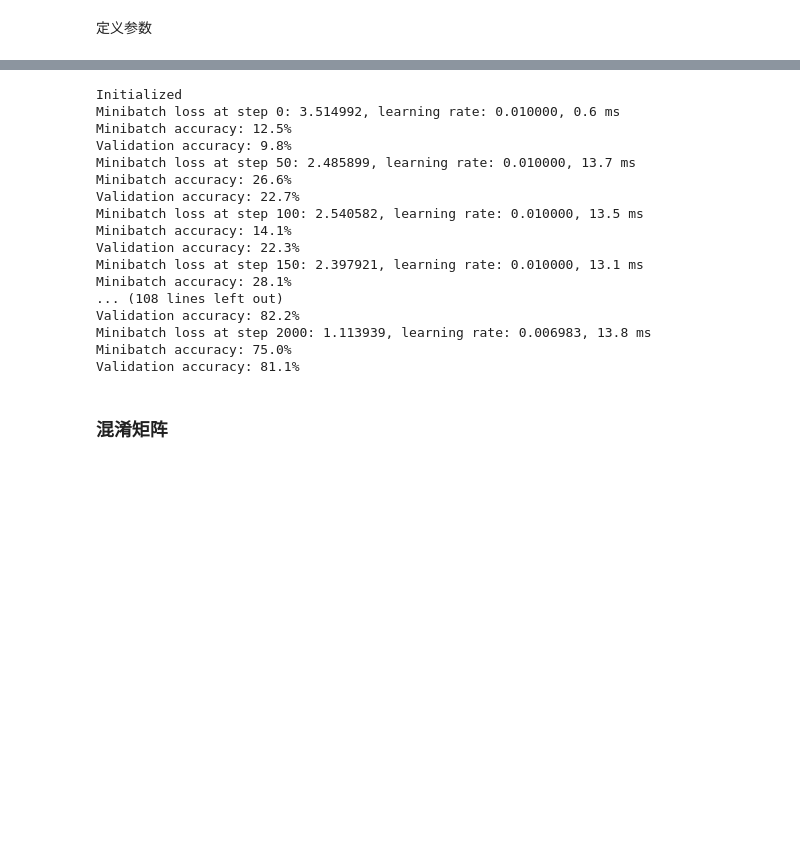
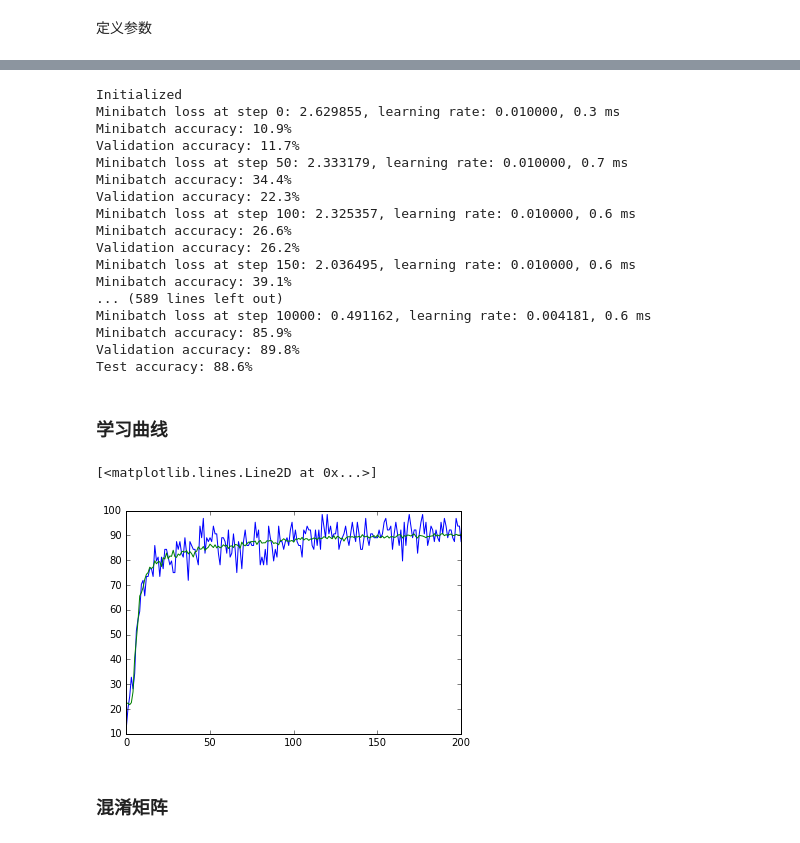
Before and after one commit to mee1o/dr, a Jupyter notebook: capstone_2_CNN_single.ipynb, the cells around one changed output, grey strips where cells are left out. Drawn from its saved outputs; the diff is of its cells as text; code cells hidden in the pictures; blank space fills up the shorter version.

Commit message:
first model

```diff
--- a/capstone_2_CNN_single.ipynb
+++ b/capstone_2_CNN_single.ipynb
@@ -96,7 +96,8 @@ sparse
 # %%
 BATCH_SIZE = 64
 PATCH_SIZE = 5
-DEPTH = 32
+DEPTH_1 = 32
+DEPTH_2 = 16
 NUM_HIDDEN = 64
 SEED = 42
 
@@ -112,11 +113,11 @@ with graph.as_default():
     tf_valid_dataset = tf.constant(valid_dataset)
     tf_test_dataset = tf.constant(test_dataset)
 
-    conv1_weights = tf.Variable(tf.truncated_normal([PATCH_SIZE, PATCH_SIZE, num_channels, DEPTH], stddev=0.1))
-    conv1_biases = tf.Variable(tf.zeros([DEPTH]))
-    conv2_weights = tf.Variable(tf.truncated_normal([PATCH_SIZE, PATCH_SIZE, DEPTH, DEPTH], stddev=0.1))
-    conv2_biases = tf.Variable(tf.zeros([DEPTH]))
-    fc1_weights = tf.Variable(tf.truncated_normal([IMAGE_SIZE//4 * IMAGE_SIZE//4 * DEPTH, NUM_HIDDEN], stddev=0.1))
+    conv1_weights = tf.Variable(tf.truncated_normal([PATCH_SIZE, PATCH_SIZE, num_channels, DEPTH_1], stddev=0.1))
+    conv1_biases = tf.Variable(tf.zeros([DEPTH_1]))
+    conv2_weights = tf.Variable(tf.truncated_normal([PATCH_SIZE, PATCH_SIZE, DEPTH_1, DEPTH_2], stddev=0.1))
+    conv2_biases = tf.Variable(tf.zeros([DEPTH_2]))
+    fc1_weights = tf.Variable(tf.truncated_normal([IMAGE_SIZE//4 * IMAGE_SIZE//4 * DEPTH_2, NUM_HIDDEN], stddev=0.1))
     fc1_biases = tf.Variable(tf.constant(1.0, shape=[NUM_HIDDEN]))
     fc2_weights = tf.Variable(tf.truncated_normal([NUM_HIDDEN, NUM_LABELS], stddev=0.1))
     fc2_biases = tf.Variable(tf.constant(1.0, shape=[NUM_LABELS]))
@@ -134,10 +135,10 @@ with graph.as_default():
         reshape = tf.reshape(pool, [shape[0], shape[1]*shape[2]*shape[3]])
         hidden = tf.nn.relu(tf.matmul(reshape, fc1_weights) + fc1_biases)
         if train:
-            hidden = tf.nn.dropout(hidden, 0.5, seed=SEED)
+            hidden = tf.nn.dropout(hidden, 0.8, seed=SEED)
         return tf.matmul(hidden, fc2_weights) + fc2_biases
 
-    logits = model(tf_train_dataset, True)
+    logits = model(tf_train_dataset)
     loss = tf.reduce_mean(tf.nn.sparse_softmax_cross_entropy_with_logits(logits, tf_train_labels))
 
     regularizers = tf.nn.l2_loss(fc1_weights) + tf.nn.l2_loss(fc1_biases) + tf.nn.l2_loss(fc2_weights) + tf.nn.l2_loss(fc2_biases)
@@ -149,7 +150,7 @@ with graph.as_default():
     learning_rate = tf.train.exponential_decay(
         0.01, # Base learning rate
         batch * BATCH_SIZE, # Current index into the dataset
-        train_labels.shape[0]/4, # Decay step
+        train_labels.shape[0]/2, # Decay step
         0.95, # Decay rate,
         staircase=True
     )
@@ -179,9 +188,12 @@ Test accuracy: 82.5%
 import time
 import datetime
 
-num_steps = 2001
+num_steps = 10001
 
 FLAGS.training = True
+
+train_accuracy = []
+valid_accuracy = []
 
 start_time = time.time()
 with tf.Session(graph=graph) as session:
@@ -198,32 +210,44 @@ with tf.Session(graph=graph) as session:
                 elapsed_time = time.time() - start_time
                 start_time = time.time()
                 print('Minibatch loss at step %d: %f, learning rate: %.6f, %.1f ms' % (step, l, lr, elapsed_time))
-                print('Minibatch accuracy: %.1f%%' % accuracy(predictions, batch_labels))
-                print('Validation accuracy: %.1f%%' % accuracy(
-                    valid_prediction.eval(), valid_labels))
-        saver.save(session, FLAGS.checkpoint_dir+'single.ckpt', write_meta_graph=False)
+                train_accuracy.append(accuracy(predictions, batch_labels))
+                print('Minibatch accuracy: %.1f%%' % train_accuracy[-1])
+                valid_accuracy.append(accuracy(valid_prediction.eval(), valid_labels))
+                print('Validation accuracy: %.1f%%' % valid_accuracy[-1])
+        saver.save(session, 'single.ckpt', write_meta_graph=False)
     else:
-        saver.restore(session, FLAGS.checkpoint_dir+'single.ckpt')
-    predictions = test_prediction.eval()
-    print('Test accuracy: %.1f%%' % accuracy(predictions, test_labels))
+        saver.restore(session, 'single.ckpt')
+    #predictions = test_prediction.eval()
+    print('Test accuracy: %.1f%%' % accuracy(test_prediction.eval(), test_labels))
 # %% [output]
 Initialized
-Minibatch loss at step 0: 3.514992, learning rate: 0.010000, 0.6 ms
-Minibatch accuracy: 12.5%
-Validation accuracy: 9.8%
-Minibatch loss at step 50: 2.485899, learning rate: 0.010000, 13.7 ms
+Minibatch loss at step 0: 2.629855, learning rate: 0.010000, 0.3 ms
+Minibatch accuracy: 10.9%
+Validation accuracy: 11.7%
+Minibatch loss at step 50: 2.333179, learning rate: 0.010000, 0.7 ms
+Minibatch accuracy: 34.4%
+Validation accuracy: 22.3%
+Minibatch loss at step 100: 2.325357, learning rate: 0.010000, 0.6 ms
 Minibatch accuracy: 26.6%
-Validation accuracy: 22.7%
-Minibatch loss at step 100: 2.540582, learning rate: 0.010000, 13.5 ms
-Minibatch accuracy: 14.1%
-Validation accuracy: 22.3%
-Minibatch loss at step 150: 2.397921, learning rate: 0.010000, 13.1 ms
-Minibatch accuracy: 28.1%
-... (108 lines left out)
-Validation accuracy: 82.2%
-Minibatch loss at step 2000: 1.113939, learning rate: 0.006983, 13.8 ms
-Minibatch accuracy: 75.0%
-Validation accuracy: 81.1%
+Validation accuracy: 26.2%
+Minibatch loss at step 150: 2.036495, learning rate: 0.010000, 0.6 ms
+Minibatch accuracy: 39.1%
+... (589 lines left out)
+Minibatch loss at step 10000: 0.491162, learning rate: 0.004181, 0.6 ms
+Minibatch accuracy: 85.9%
+Validation accuracy: 89.8%
+Test accuracy: 88.6%
+# %% [markdown]
+### 学习曲线
+# %%
+import matplotlib.pyplot as plt
+%matplotlib inline
+
+plt.plot(train_accuracy)
+plt.plot(valid_accuracy)
+# %% [output]
+[<matplotlib.lines.Line2D at 0x...>]
+[figure, added]
 # %% [markdown]
 ### 混淆矩阵
 # %%
```
Also changed, not shown: parts of 6 cells of this notebook, 2 other files.
